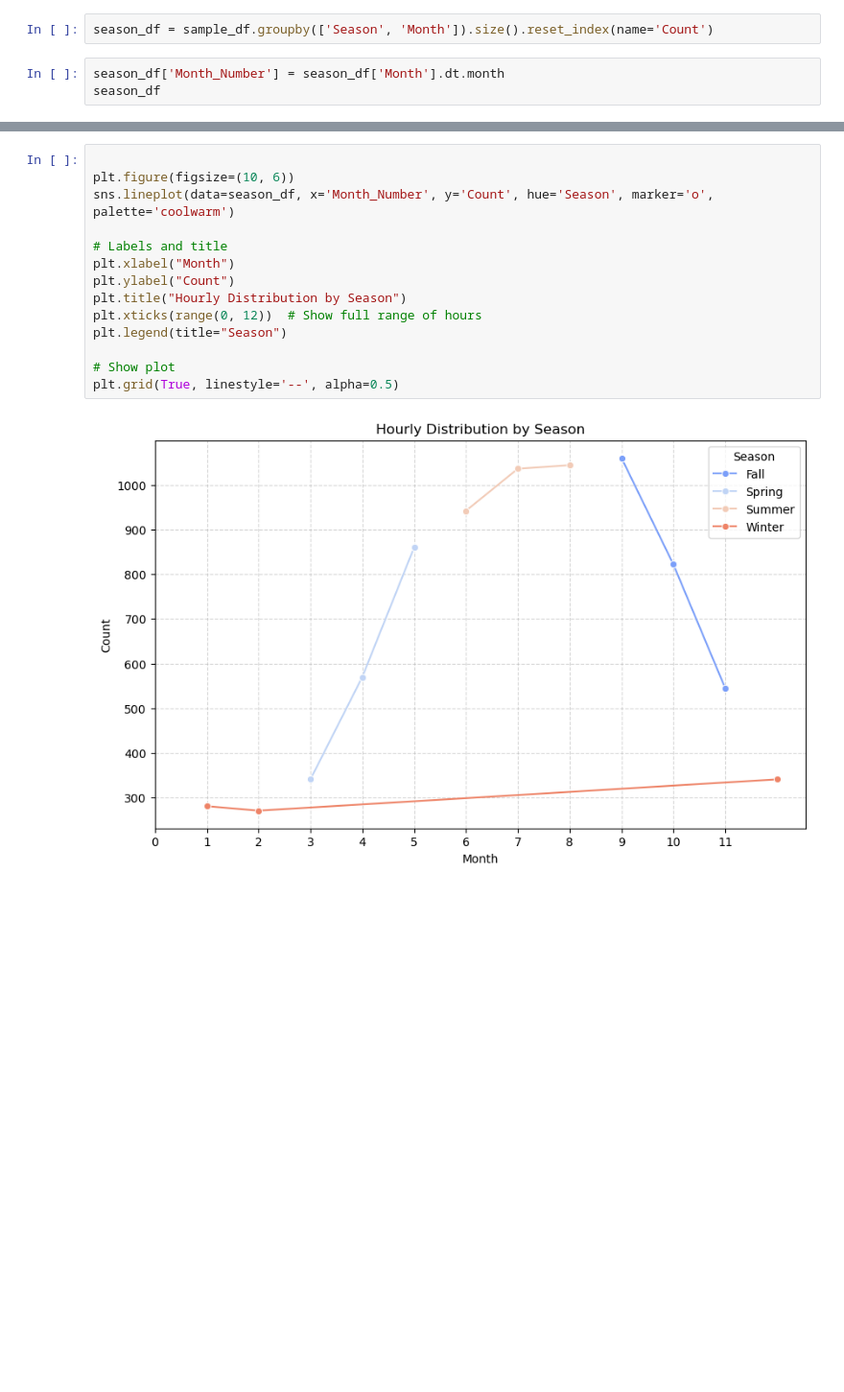
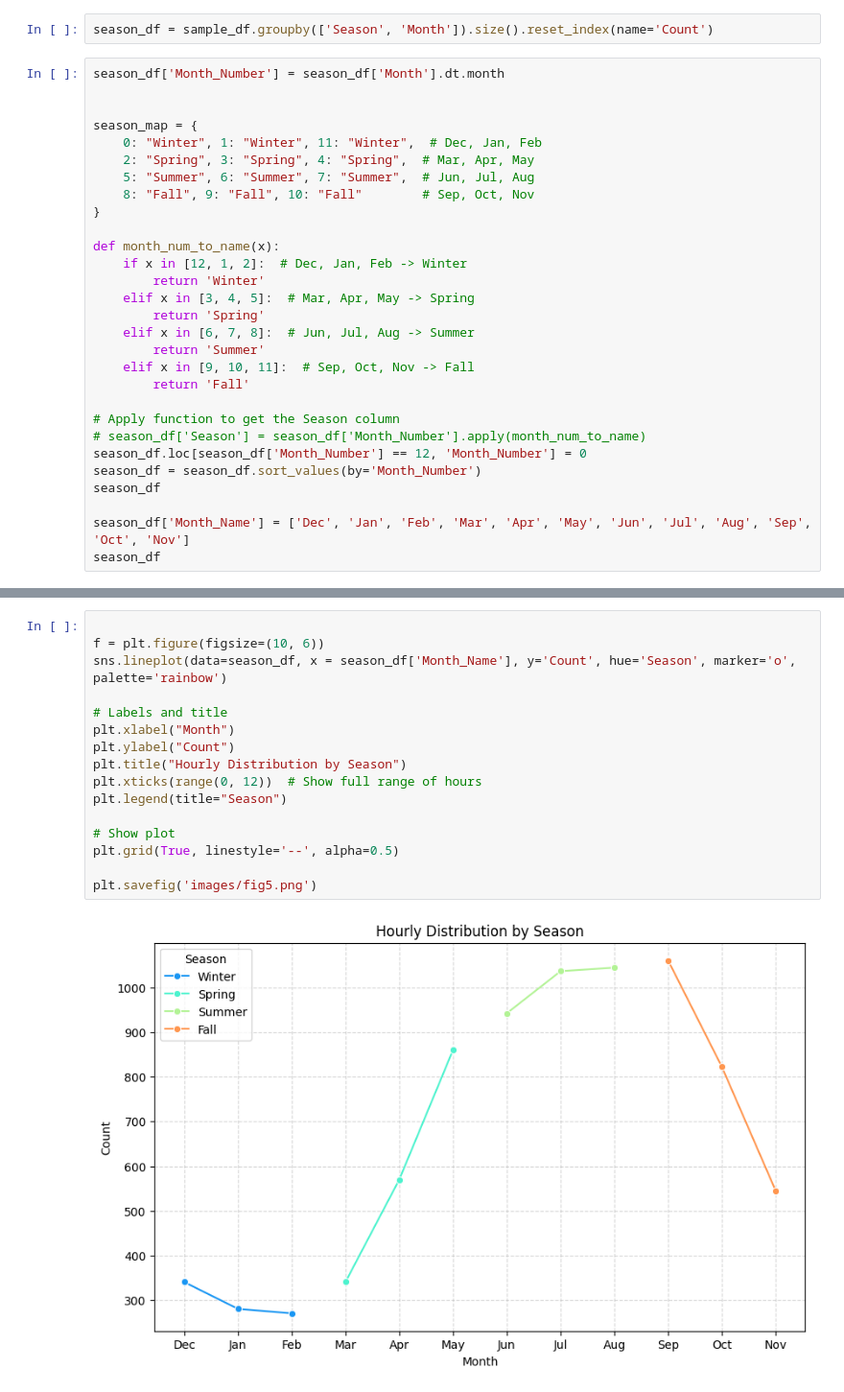
Before and after one commit to ConstCorrectness/toronto-bikeshare-2024, a Jupyter notebook: main.ipynb, the cells around one changed output, grey strips where cells are left out. Shown at 96% size. Saved outputs shown, nothing was run; the diff lists cells and outputs as text; blank space fills up the shorter version.

```diff
--- a/main.ipynb
+++ b/main.ipynb
@@ -627,5 +631,31 @@ sample_df
 season_df = sample_df.groupby(['Season', 'Month']).size().reset_index(name='Count')
 # %%
 season_df['Month_Number'] = season_df['Month'].dt.month
+
+
+season_map = {
+    0: "Winter", 1: "Winter", 11: "Winter",  # Dec, Jan, Feb
+    2: "Spring", 3: "Spring", 4: "Spring",  # Mar, Apr, May
+    5: "Summer", 6: "Summer", 7: "Summer",  # Jun, Jul, Aug
+    8: "Fall", 9: "Fall", 10: "Fall"        # Sep, Oct, Nov
+}
+
+def month_num_to_name(x):
+    if x in [12, 1, 2]:  # Dec, Jan, Feb -> Winter
+        return 'Winter'
+    elif x in [3, 4, 5]:  # Mar, Apr, May -> Spring
+        return 'Spring'
+    elif x in [6, 7, 8]:  # Jun, Jul, Aug -> Summer
+        return 'Summer'
+    elif x in [9, 10, 11]:  # Sep, Oct, Nov -> Fall
+        return 'Fall'
+
+# Apply function to get the Season column
+# season_df['Season'] = season_df['Month_Number'].apply(month_num_to_name)
+season_df.loc[season_df['Month_Number'] == 12, 'Month_Number'] = 0
+season_df = season_df.sort_values(by='Month_Number')
 season_df
+
+season_df['Month_Name'] = ['Dec', 'Jan', 'Feb', 'Mar', 'Apr', 'May', 'Jun', 'Jul', 'Aug', 'Sep', 'Oct', 'Nov']
+season_df
 # %% [output]
@@ -645,16 +675,18 @@ season_df
 # %%
 
-plt.figure(figsize=(10, 6))
-sns.lineplot(data=season_df, x='Month_Number', y='Count', hue='Season', marker='o', palette='coolwarm')
+f = plt.figure(figsize=(10, 6))
+sns.lineplot(data=season_df, x = season_df['Month_Name'], y='Count', hue='Season', marker='o', palette='rainbow')
 
 # Labels and title
 plt.xlabel("Month")
 plt.ylabel("Count")
 plt.title("Hourly Distribution by Season")
 plt.xticks(range(0, 12))  # Show full range of hours
 plt.legend(title="Season")
 
 # Show plot
 plt.grid(True, linestyle='--', alpha=0.5)
+
+plt.savefig('images/fig5.png')
 # %% [output]
-[figure, old version]
+[figure, new version]
```
Also changed, not shown: parts of 8 cells of this notebook, 14 other files.
